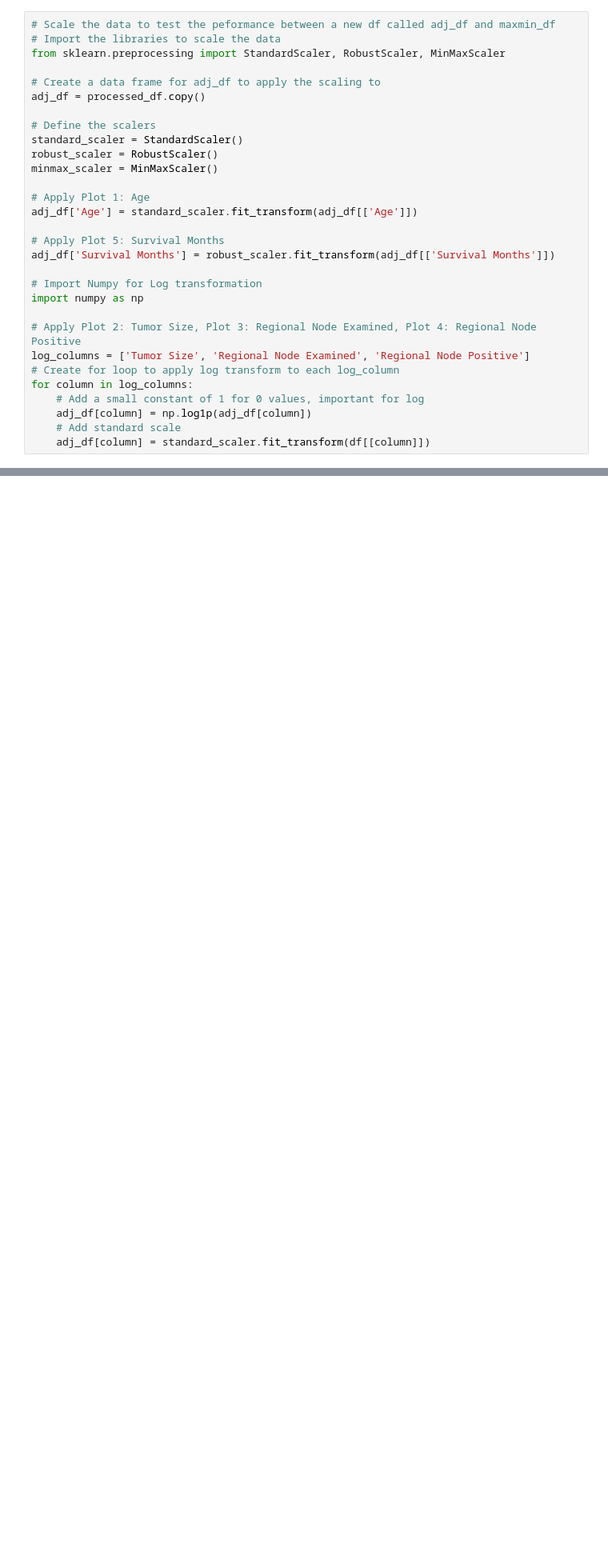
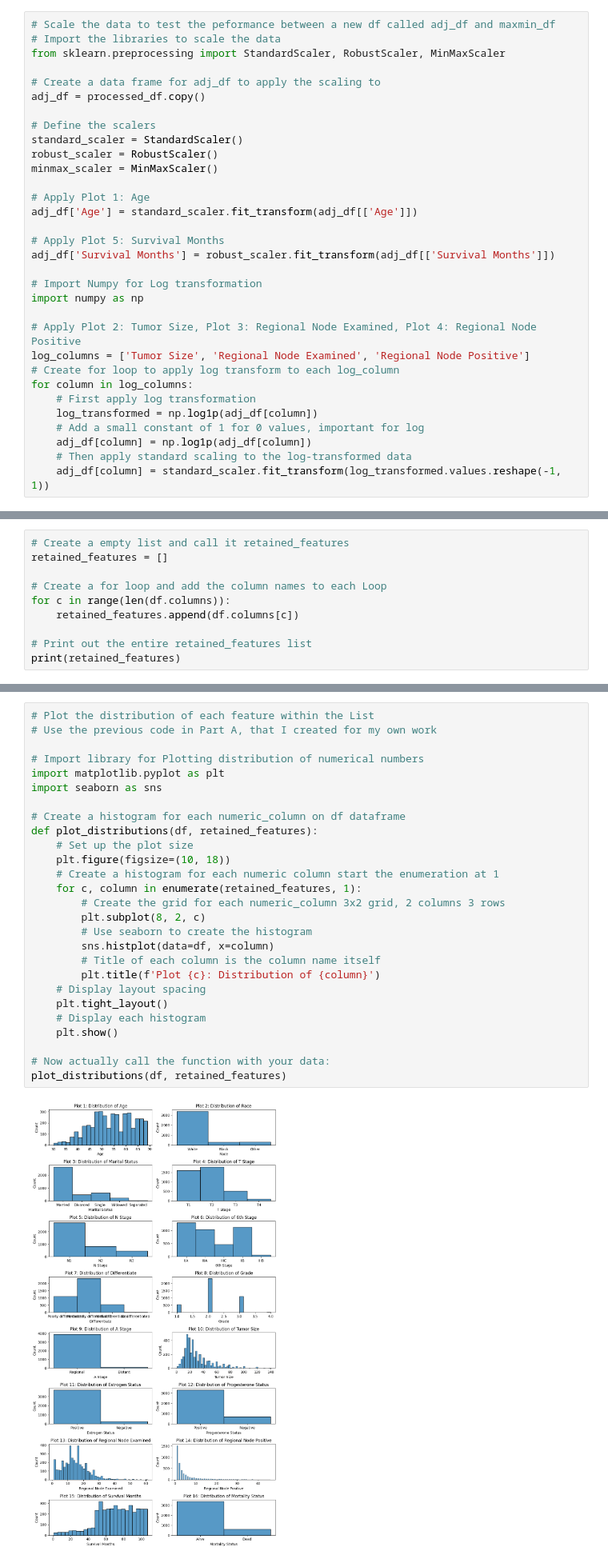
Before and after one commit to donphi/ml-assignment-1, a Jupyter notebook: notebooks/Assignment 1.ipynb, the cells around one changed output, grey strips where cells are left out. Shown: that part at 80% size. Cells and saved outputs as stored; diff of their text form; blank space fills up the shorter version.

```diff
--- a/notebooks/Assignment 1.ipynb
+++ b/notebooks/Assignment 1.ipynb
@@ -991,10 +991,12 @@ import numpy as np
 log_columns = ['Tumor Size', 'Regional Node Examined', 'Regional Node Positive']
 # Create for loop to apply log transform to each log_column
 for column in log_columns:
+    # First apply log transformation
+    log_transformed = np.log1p(adj_df[column])
     # Add a small constant of 1 for 0 values, important for log
     adj_df[column] = np.log1p(adj_df[column])
-    # Add standard scale
-    adj_df[column] = standard_scaler.fit_transform(df[[column]])
+    # Then apply standard scaling to the log-transformed data
+    adj_df[column] = standard_scaler.fit_transform(log_transformed.values.reshape(-1, 1))
 # %%
 # Transform the correct encoded_df categorical columns onto the adj_df
 adj_df[categorical_columns] = encoded_df[categorical_columns]
@@ -1227,0 +1249,10 @@ Five different classification evaluation metrics are noted. Paste each model’s
+# %%
+# Create a empty list and call it retained_features
+retained_features = []
+
+# Create a for loop and add the column names to each Loop
+for c in range(len(df.columns)):
+    retained_features.append(df.columns[c])
+
+# Print out the entire retained_features list
+print(retained_features)
@@ -1227,0 +1267,29 @@ Five different classification evaluation metrics are noted. Paste each model’s
+# %%
+# Plot the distribution of each feature within the List
+# Use the previous code in Part A, that I created for my own work
+
+# Import library for Plotting distribution of numerical numbers
+import matplotlib.pyplot as plt
+import seaborn as sns
+
+# Create a histogram for each numeric_column on df dataframe
+def plot_distributions(df, retained_features):
+    # Set up the plot size
+    plt.figure(figsize=(10, 18))
+    # Create a histogram for each numeric column start the enumeration at 1
+    for c, column in enumerate(retained_features, 1):
+        # Create the grid for each numeric_column 3x2 grid, 2 columns 3 rows
+        plt.subplot(8, 2, c)
+        # Use seaborn to create the histogram
+        sns.histplot(data=df, x=column)
+        # Title of each column is the column name itself
+        plt.title(f'Plot {c}: Distribution of {column}')
+    # Display layout spacing
+    plt.tight_layout()
+    # Display each histogram
+    plt.show()
+
+# Now actually call the function with your data:
+plot_distributions(df, retained_features)
+# %% [output]
+[figure, added]
```
Also changed, not shown: parts of 16 cells of this notebook.
